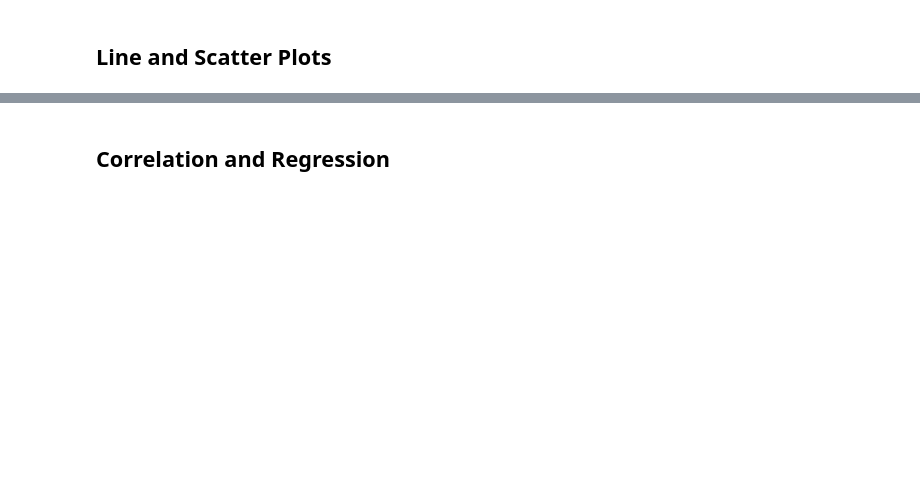
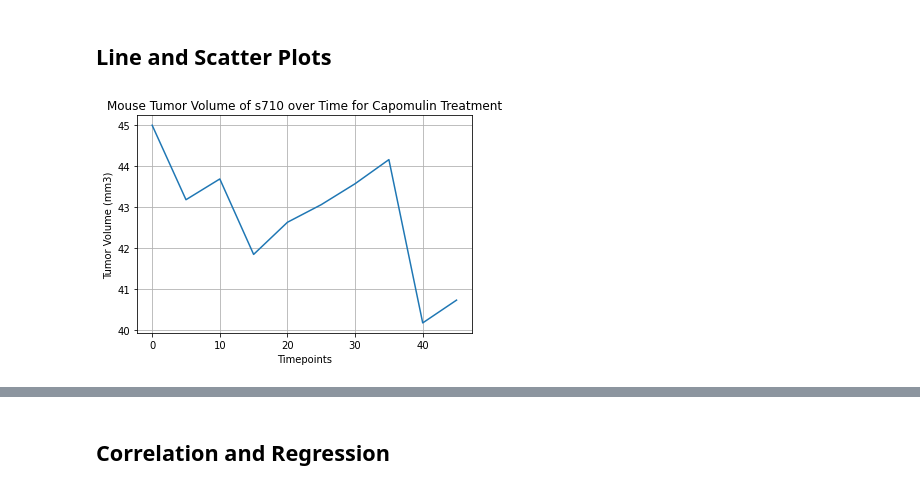
Before and after one commit to natlass/The-Power-of-Plots, a Jupyter notebook: pymaceuticals_starter.ipynb, the cells around one changed output, grey strips where cells are left out. Cells and saved outputs as stored; diff of their text form; code cells hidden in the pictures; blank space fills up the shorter version.

```diff
--- a/pymaceuticals_starter.ipynb
+++ b/pymaceuticals_starter.ipynb
@@ -263,0 +258,23 @@ plt.show()
+# %%
+# Generate a line plot of tumor volume vs. time point for a mouse treated with Capomulin
+
+# Generate a capomuin only dataframe to pull data from
+capomulin_df = clean_df.loc[clean_df['Drug Regimen'] == 'Capomulin']
+
+# Grab your random capomulin treated mouse
+mouse = capomulin_df.sample()
+mouse_id = list(mouse['Mouse ID'])
+mouse_df = clean_df.loc[clean_df['Mouse ID'] == mouse_id[0]].sort_values(by = "Timepoint", ascending = True)
+
+# Create your plot
+fig, ax =plt.subplots()
+ax.plot(mouse_df['Timepoint'], mouse_df['Tumor Volume (mm3)'])
+
+# Set labels and other specifics
+ax.set_title(f"Mouse Tumor Volume of {mouse_id[0]} over Time for Capomulin Treatment")
+ax.set_ylabel("Tumor Volume (mm3)")
+ax.set_xlabel("Timepoints")
+plt.grid()
+plt.show()
+# %% [output]
+[figure, added]
```
Also changed, not shown: parts of 5 cells of this notebook.
